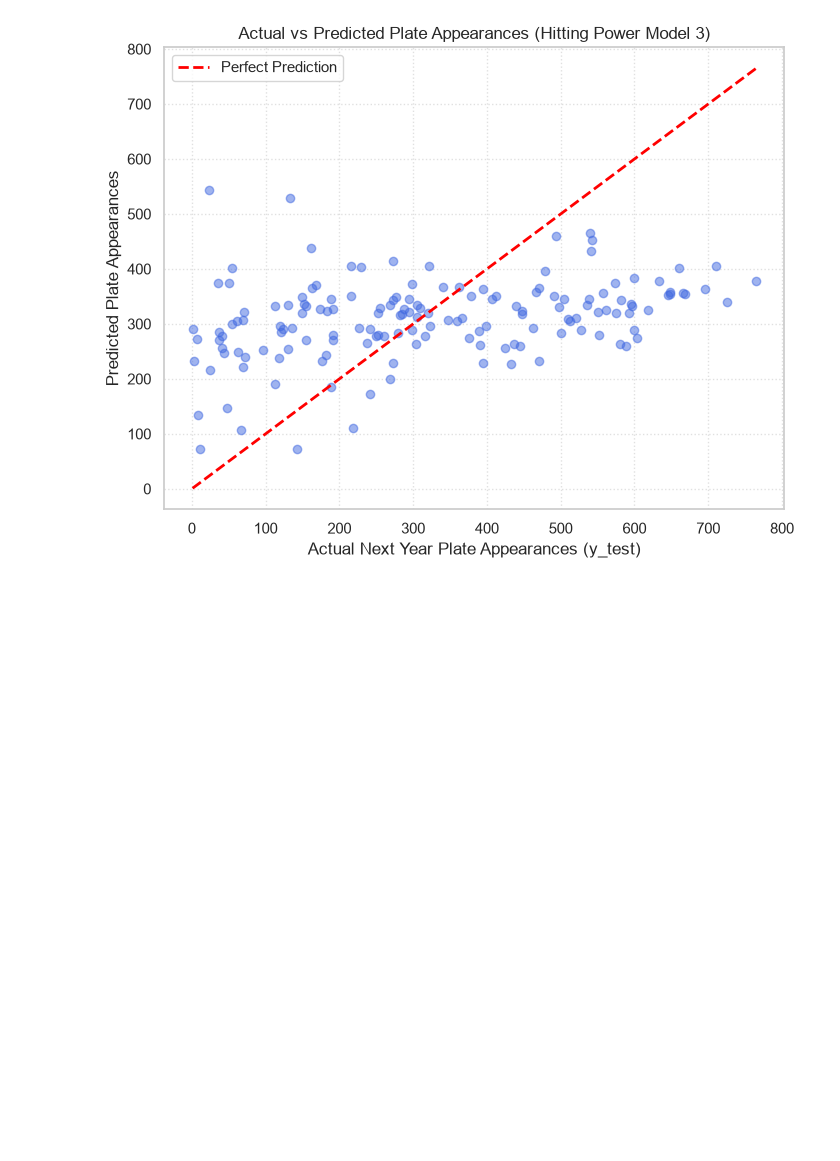
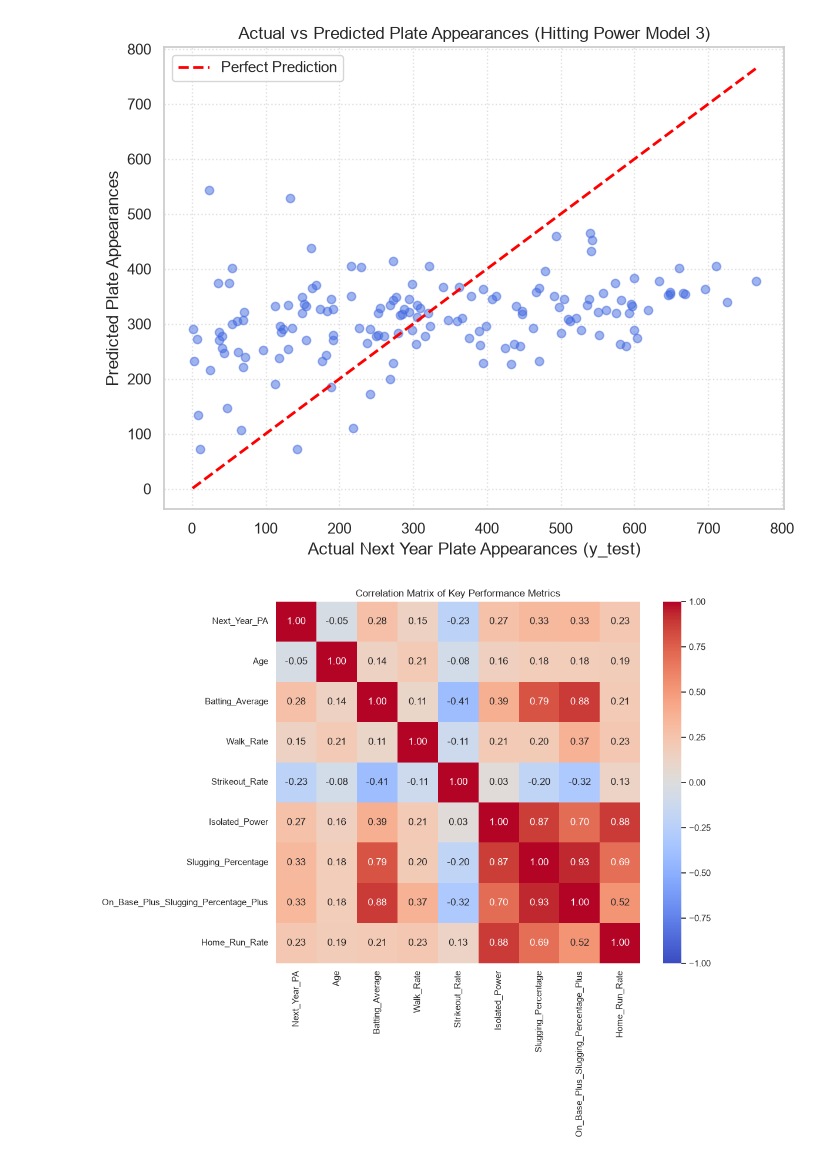
Before and after one commit to DavidRaet/CMPU250-VibeCoders-Project, a Jupyter notebook: eda/Vibe_Coders_Project.ipynb, the cells around one changed output. Drawn from its saved outputs; the diff is of its cells as text; code cells hidden in the pictures; blank space fills up the shorter version.

```diff
--- a/eda/Vibe_Coders_Project.ipynb
+++ b/eda/Vibe_Coders_Project.ipynb
@@ -918,3 +918,18 @@ plt.grid(True, linestyle=':', alpha=0.6)
 plt.show()
 # %% [output]
 [figure]
+# %%
+# Select key performance columns with standardized metrics for correlation analysis
+performance_new_table = ['Next_Year_PA', 'Age', 'Batting_Average',
+            'Walk_Rate', 'Strikeout_Rate', 'Isolated_Power', 'Slugging_Percentage', 'On_Base_Plus_Slugging_Percentage_Plus', 'Home_Run_Rate']
+
+# Calculate correlation matrix
+corr_matrix = df_paired[performance_new_table].corr()
+
+# Plot heatmap
+plt.figure(figsize=(10, 8))
+sns.heatmap(corr_matrix, annot=True, cmap='coolwarm', fmt='.2f', vmin=-1, vmax=1)
+plt.title('Correlation Matrix of Key Performance Metrics')
+plt.show()
+# %% [output]
+[figure, added]
```
Also changed, not shown: parts of 3 cells of this notebook.
